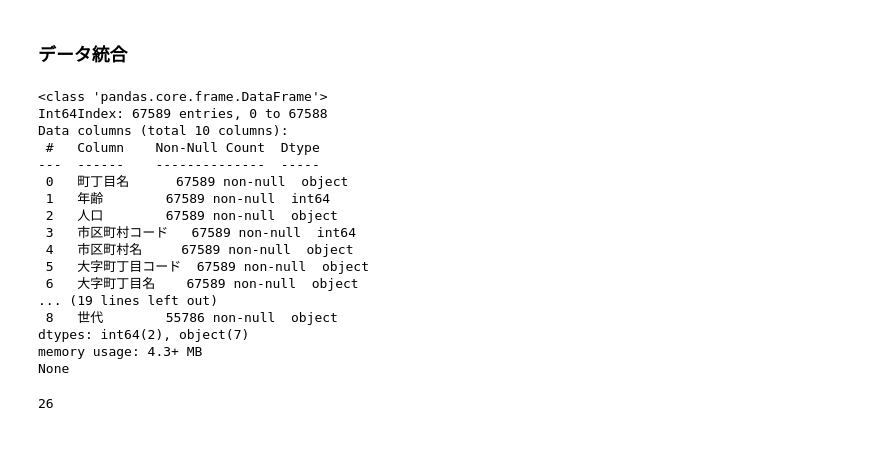
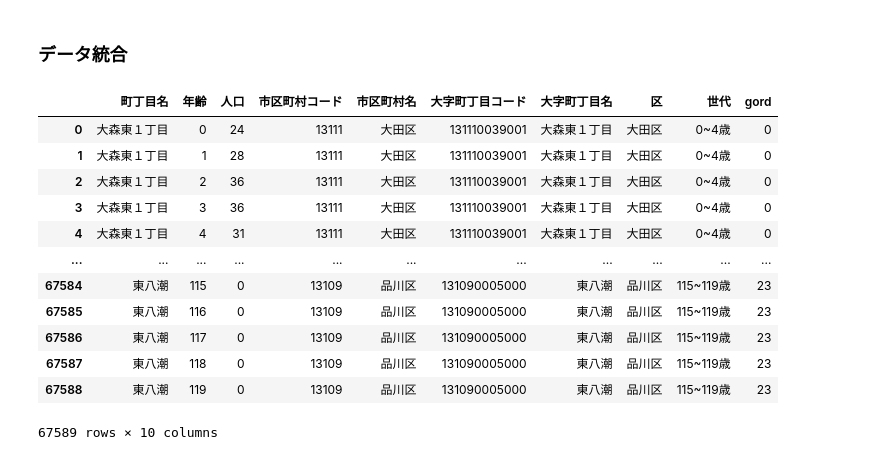
Before and after one commit to MasaoMori/Tokyo_Ward_Assembly_Election, a Jupyter notebook: jupyter/Population_age.ipynb, the cells around one changed output. Saved outputs shown, nothing was run; the diff lists cells and outputs as text; code cells hidden in the pictures.

```diff
--- a/jupyter/Population_age.ipynb
+++ b/jupyter/Population_age.ipynb
@@ -128,7 +128,7 @@ for k in top:
 meg_finedata = meg_tmp[['町丁目名','年齢','人口']]
 meg_finedata = pd.merge(meg_finedata, c_code, left_on='町丁目名', right_on='大字町丁目名')
 
-meg_finedata['区']='目黒'
+meg_finedata['区']='目黒区'
 # %%
 #meg_finedata.to_excel(prefix + dataname + '（目黒）.xlsx', index=False)
 # %% [markdown]
@@ -238,7 +254,7 @@ shib_finedata = shib_data[['町丁名','年齢','人口']].rename(columns={'町
 
 shib_finedata = pd.merge(shib_finedata, c_code, left_on='町丁目名', right_on='大字町丁目名')
 
-shib_finedata['区']='渋谷'
+shib_finedata['区']='渋谷区'
 # %%
 #shib_finedata.to_excel(prefix + dataname + '（渋谷）.xlsx', index=False)
 # %% [markdown]
@@ -308,7 +324,11 @@ tai_finedata.to_excel(prefix + dataname + '（台東）'+ver+'.xlsx', index=Fals
 # %% [markdown]
 ### データ統合
 # %%
-finedata = pd.concat([ohta_finedata,meg_finedata,shib_finedata,shina_finedata]).reset_index(drop=True)
+finedata = pd.concat([ohta_finedata,
+                      meg_finedata,
+                      shib_finedata,
+                      shina_finedata
+                      ]).reset_index(drop=True)
 
 finedata['世代'] = ''
 
@@ -341,31 +361,22 @@ finedatas = finedata[finedata['人口']>0]
 finedata['世代']=pd.cut(finedata['年齢'], bin_band, right=False, labels=fiveband)
 
 finedata = pd.merge(finedata, fiveband_df, on='世代', how='left')
-# %%
-print(finedata.info())
-print(finedatas.info())
-# %% [output]
-<class 'pandas.core.frame.DataFrame'>
-Int64Index: 67589 entries, 0 to 67588
-Data columns (total 10 columns):
- #   Column    Non-Null Count  Dtype
----  ------    --------------  -----
- 0   町丁目名      67589 non-null  object
- 1   年齢        67589 non-null  int64
- 2   人口        67589 non-null  object
- 3   市区町村コード   67589 non-null  int64
- 4   市区町村名     67589 non-null  object
- 5   大字町丁目コード  67589 non-null  object
- 6   大字町丁目名    67589 non-null  object
-... (19 lines left out)
- 8   世代        55786 non-null  object
-dtypes: int64(2), object(7)
-memory usage: 4.3+ MB
-None
-# %%
-len(fiveband)
-# %% [output]
-26
+# %%
+finedata
+# %% [output]
+|  | 町丁目名 | 年齢 | 人口 | 市区町村コード | 市区町村名 | 大字町丁目コード | 大字町丁目名 | 区 | 世代 | gord |
+| 0 | 大森東１丁目 | 0 | 24 | 13111 | 大田区 | 131110039001 | 大森東１丁目 | 大田区 | 0~4歳 | 0 |
+| 1 | 大森東１丁目 | 1 | 28 | 13111 | 大田区 | 131110039001 | 大森東１丁目 | 大田区 | 0~4歳 | 0 |
+| 2 | 大森東１丁目 | 2 | 36 | 13111 | 大田区 | 131110039001 | 大森東１丁目 | 大田区 | 0~4歳 | 0 |
+| 3 | 大森東１丁目 | 3 | 36 | 13111 | 大田区 | 131110039001 | 大森東１丁目 | 大田区 | 0~4歳 | 0 |
+| 4 | 大森東１丁目 | 4 | 31 | 13111 | 大田区 | 131110039001 | 大森東１丁目 | 大田区 | 0~4歳 | 0 |
+| ... | ... | ... | ... | ... | ... | ... | ... | ... | ... | ... |
+| 67584 | 東八潮 | 115 | 0 | 13109 | 品川区 | 131090005000 | 東八潮 | 品川区 | 115~119歳 | 23 |
+| 67585 | 東八潮 | 116 | 0 | 13109 | 品川区 | 131090005000 | 東八潮 | 品川区 | 115~119歳 | 23 |
+| 67586 | 東八潮 | 117 | 0 | 13109 | 品川区 | 131090005000 | 東八潮 | 品川区 | 115~119歳 | 23 |
+| 67587 | 東八潮 | 118 | 0 | 13109 | 品川区 | 131090005000 | 東八潮 | 品川区 | 115~119歳 | 23 |
+| 67588 | 東八潮 | 119 | 0 | 13109 | 品川区 | 131090005000 | 東八潮 | 品川区 | 115~119歳 | 23 |
+67589 rows × 10 columns
 # %%
 fd_grp = ['区','町丁目名','大字町丁目コード','世代','gord']
 srt = ['大字町丁目コード','gord']
```
Also changed, not shown: parts of 16 cells of this notebook, 44 other files.
